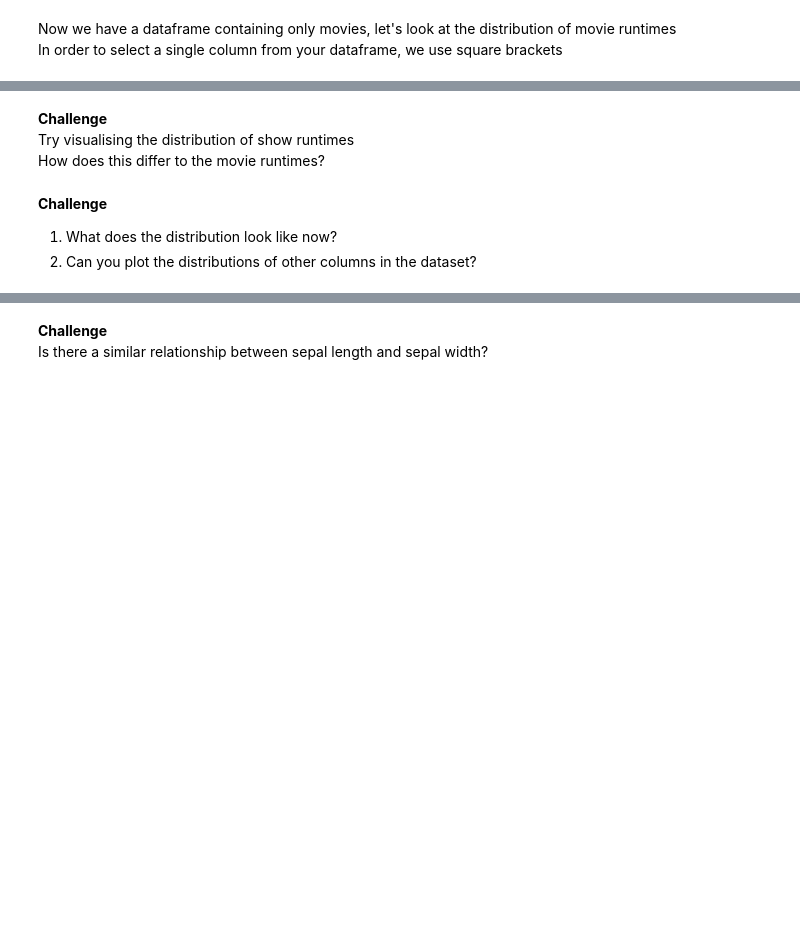
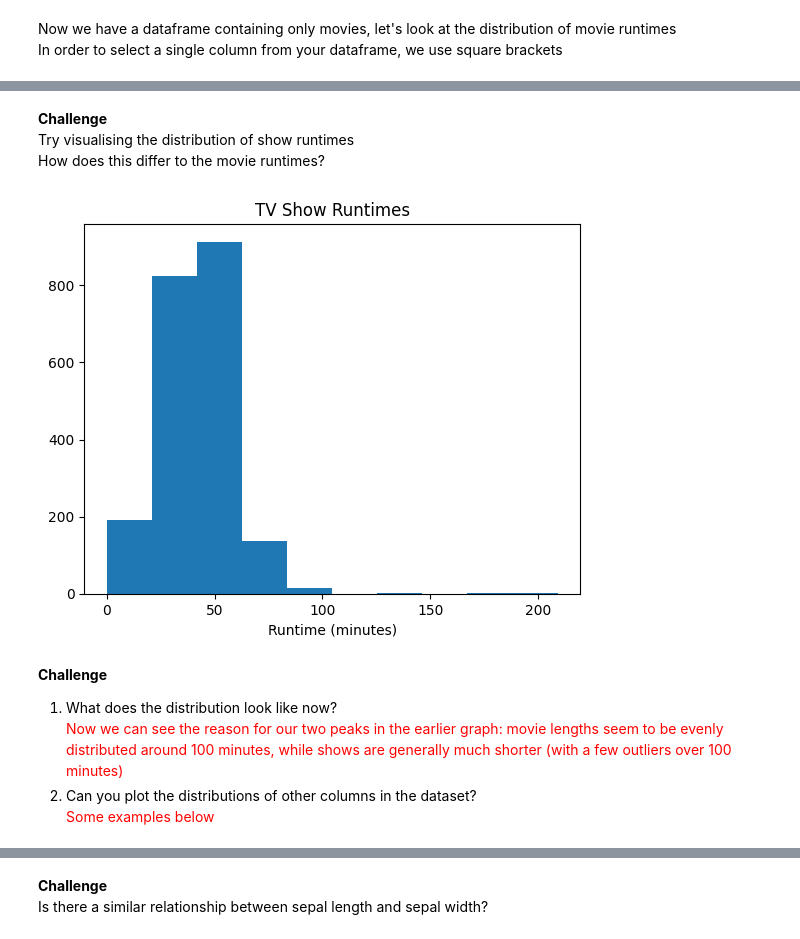
Before and after one commit to s1717837/CodeClub, a Jupyter notebook: Workshop 1 Solutions.ipynb, the cells around one changed output, grey strips where cells are left out. Cells and saved outputs as stored; diff of their text form; code cells hidden in the pictures; blank space fills up the shorter version.

```diff
--- a/Code Club 3.ipynb
+++ b/Workshop 1 Solutions.ipynb
@@ -246,13 +420,17 @@ plt.show()
 # %% [markdown]
 **Challenge**<br>
 Try visualising the distribution of show runtimes<br>
-How does this differ to the movie runtimes?
+How does this differ to the movie runtimes?<br>
 # %%
-plt.hist(___[___])
-plt.xlabel(___)
-plt.title(___)
+plt.hist(shows['runtime'])
+plt.xlabel('Runtime (minutes)')
+plt.title('TV Show Runtimes')
 plt.show()
+# %% [output]
+[figure, added]
 # %% [markdown]
 **Challenge**<br>
-1. What does the distribution look like now?
-2. Can you plot the distributions of other columns in the dataset?
+1. What does the distribution look like now?<br>
+<span style='color:red;'> Now we can see the reason for our two peaks in the earlier graph: movie lengths seem to be evenly distributed around 100 minutes, while shows are generally much shorter (with a few outliers over 100 minutes)</span>
+2. Can you plot the distributions of other columns in the dataset?<br>
+<span style='color:red;'>Some examples below
```
Also changed, not shown: parts of 61 cells of this notebook, 8 other files.
